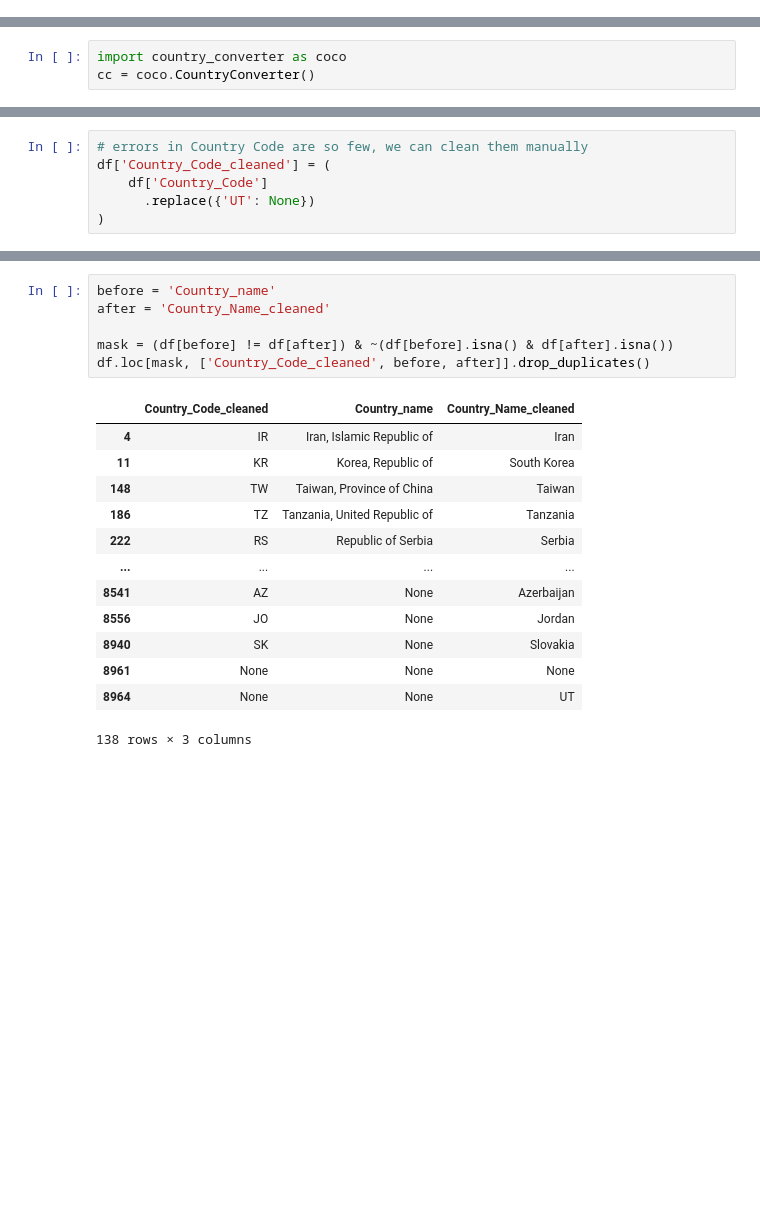
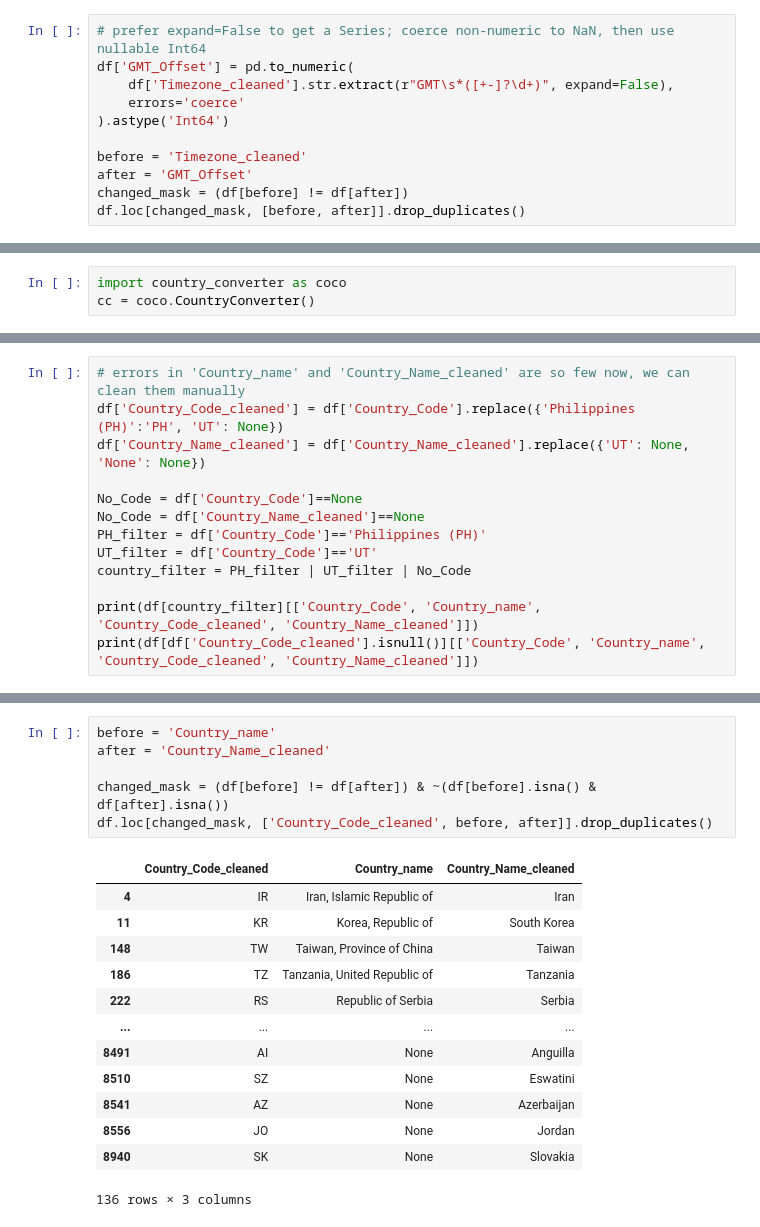
Before and after one commit to chingu-voyages/V58-tier3-team-37, a Jupyter notebook: data_cleaning/cleaning_chingu_demographics.ipynb, the cells around one changed output, grey strips where cells are left out. Saved outputs shown, nothing was run; the diff lists cells and outputs as text; blank space fills up the shorter version.

Commit message:
added GMT offset col, cleaned country names, fixed json export

```diff
--- a/data_cleaning/cleaning_chingu_demographics.ipynb
+++ b/data_cleaning/cleaning_chingu_demographics.ipynb
@@ -311,3 +319,14 @@ df.loc[mask, [before, after]].drop_duplicates()
 | 8717 | GMT+22 | GMT-2 |
 | 8787 | #N/A | None |
 | 8962 | GMT+) | None |
+# %%
+# prefer expand=False to get a Series; coerce non-numeric to NaN, then use nullable Int64
+df['GMT_Offset'] = pd.to_numeric(
+    df['Timezone_cleaned'].str.extract(r"GMT\s*([+-]?\d+)", expand=False),
+    errors='coerce'
+).astype('Int64')
+
+before = 'Timezone_cleaned'
+after = 'GMT_Offset'
+changed_mask = (df[before] != df[after])
+df.loc[changed_mask, [before, after]].drop_duplicates()
@@ -392,6 +436,13 @@ print(df[PH_filter | UT_filter][['Country_Code', 'Country_name']])
 # %%
-# errors in Country Code are so few, we can clean them manually
-df['Country_Code_cleaned'] = (
-    df['Country_Code']
-      .replace({'UT': None})
-)
+# errors in 'Country_name' and 'Country_Name_cleaned' are so few now, we can clean them manually
+df['Country_Code_cleaned'] = df['Country_Code'].replace({'Philippines (PH)':'PH', 'UT': None})
+df['Country_Name_cleaned'] = df['Country_Name_cleaned'].replace({'UT': None, 'None': None})
+
+No_Code = df['Country_Code']==None
+No_Code = df['Country_Name_cleaned']==None
+PH_filter = df['Country_Code']=='Philippines (PH)'
+UT_filter = df['Country_Code']=='UT'
+country_filter = PH_filter | UT_filter | No_Code
+
+print(df[country_filter][['Country_Code', 'Country_name', 'Country_Code_cleaned', 'Country_Name_cleaned']])
+print(df[df['Country_Code_cleaned'].isnull()][['Country_Code', 'Country_name', 'Country_Code_cleaned', 'Country_Name_cleaned']])
@@ -398,21 +458,21 @@ df['Country_Code_cleaned'] = (
 # %%
 before = 'Country_name'
 after = 'Country_Name_cleaned'
 
-mask = (df[before] != df[after]) & ~(df[before].isna() & df[after].isna())
-df.loc[mask, ['Country_Code_cleaned', before, after]].drop_duplicates()
+changed_mask = (df[before] != df[after]) & ~(df[before].isna() & df[after].isna())
+df.loc[changed_mask, ['Country_Code_cleaned', before, after]].drop_duplicates()
 # %% [output]
 |  | Country_Code_cleaned | Country_name | Country_Name_cleaned |
 | 4 | IR | Iran, Islamic Republic of | Iran |
 | 11 | KR | Korea, Republic of | South Korea |
 | 148 | TW | Taiwan, Province of China | Taiwan |
 | 186 | TZ | Tanzania, United Republic of | Tanzania |
 | 222 | RS | Republic of Serbia | Serbia |
 | ... | ... | ... | ... |
+| 8491 | AI | None | Anguilla |
+| 8510 | SZ | None | Eswatini |
 | 8541 | AZ | None | Azerbaijan |
 | 8556 | JO | None | Jordan |
 | 8940 | SK | None | Slovakia |
-| 8961 | None | None | None |
-| 8964 | None | None | UT |
-138 rows × 3 columns
+136 rows × 3 columns
 # %%
```
Also changed, not shown: parts of 21 cells of this notebook.
